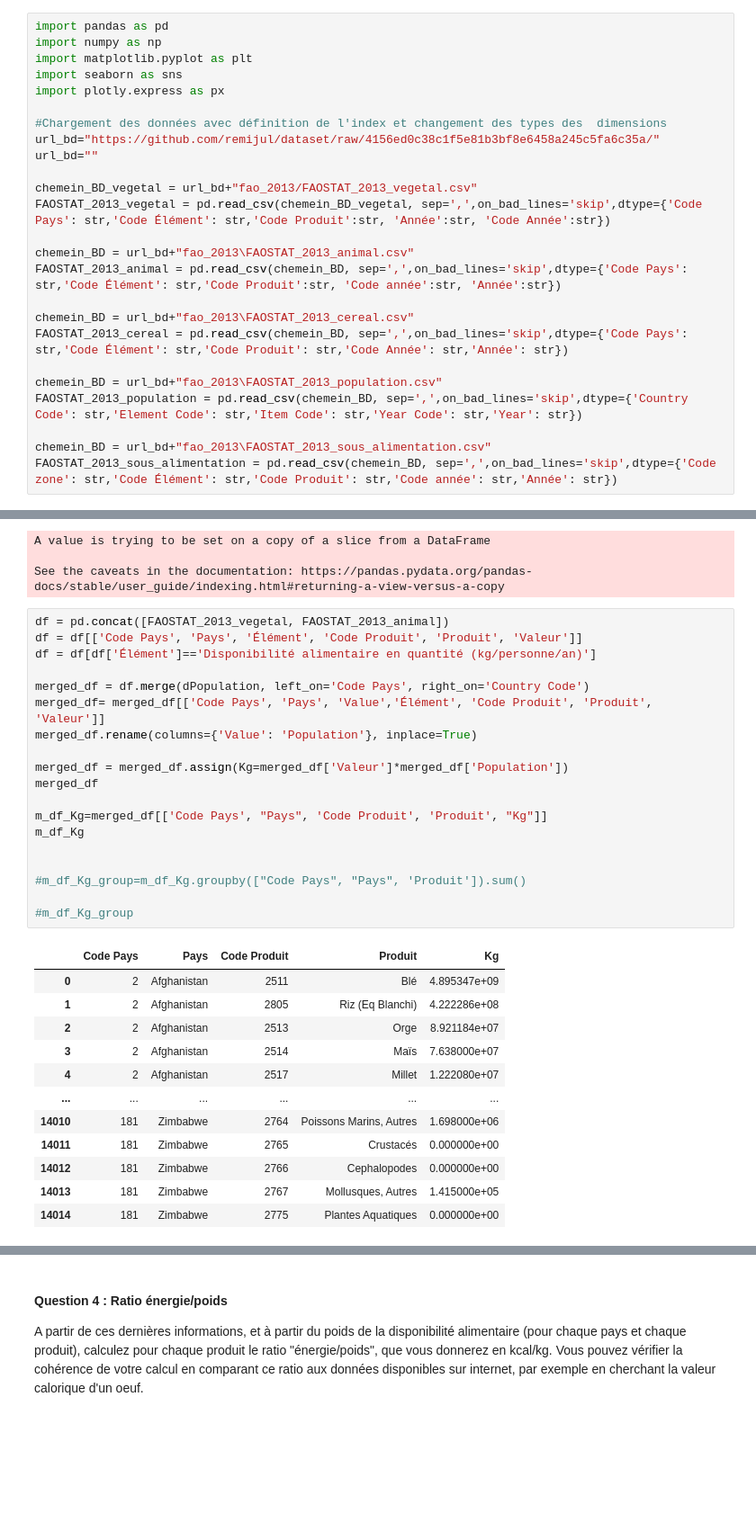
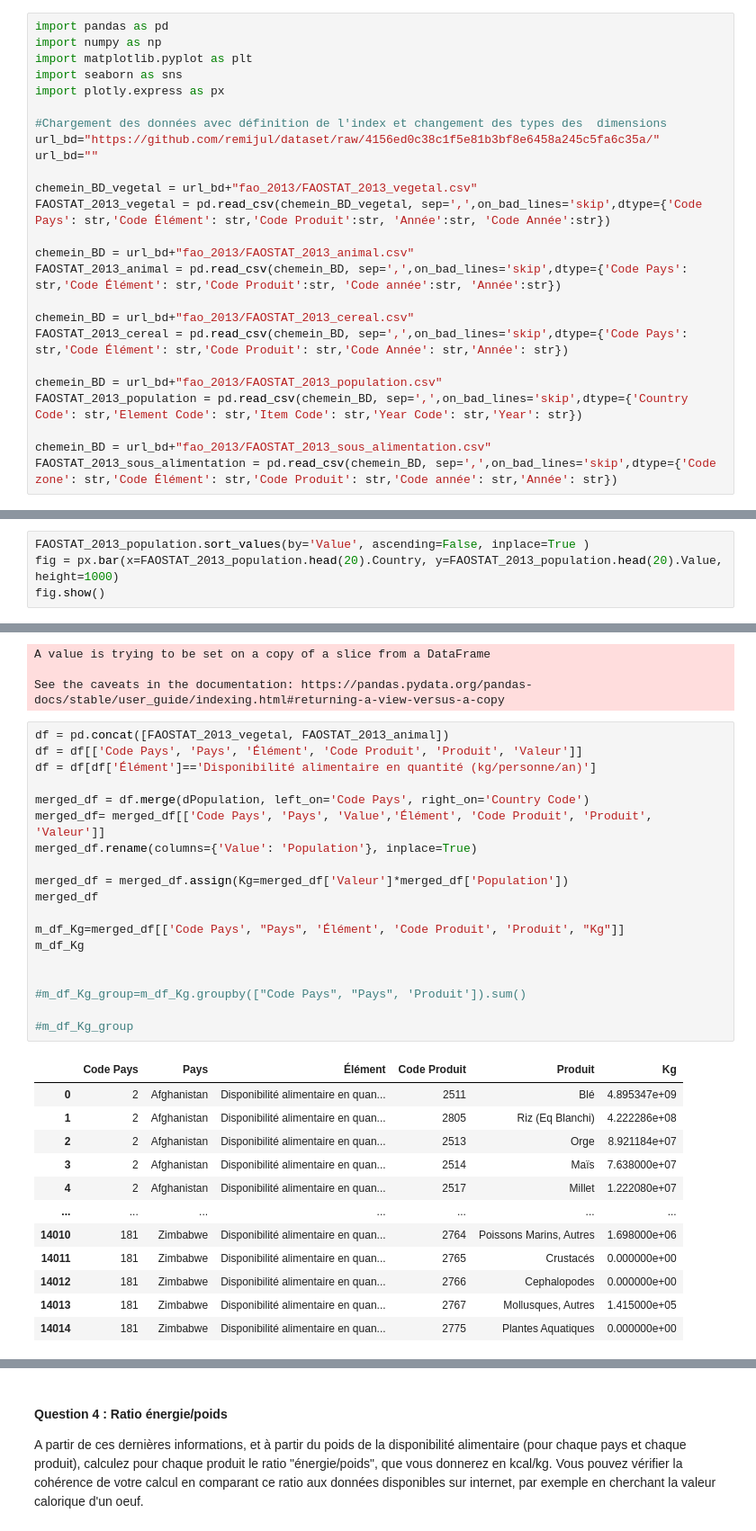
Before and after one commit to data-IA-2023/Groupe-3, a Jupyter notebook: briefs181223.ipynb, the cells around one changed output, grey strips where cells are left out. Shown at 90% size. Drawn from its saved outputs; the diff is of its cells as text; blank space fills up the shorter version.

```diff
--- a/briefs181223.ipynb
+++ b/briefs181223.ipynb
@@ -45,16 +45,16 @@ url_bd=""
 chemein_BD_vegetal = url_bd+"fao_2013/FAOSTAT_2013_vegetal.csv"
 FAOSTAT_2013_vegetal = pd.read_csv(chemein_BD_vegetal, sep=',',on_bad_lines='skip',dtype={'Code Pays': str,'Code Élément': str,'Code Produit':str, 'Année':str, 'Code Année':str})
 
-chemein_BD = url_bd+"fao_2013\FAOSTAT_2013_animal.csv"
+chemein_BD = url_bd+"fao_2013/FAOSTAT_2013_animal.csv"
 FAOSTAT_2013_animal = pd.read_csv(chemein_BD, sep=',',on_bad_lines='skip',dtype={'Code Pays': str,'Code Élément': str,'Code Produit':str, 'Code année':str, 'Année':str})
 
-chemein_BD = url_bd+"fao_2013\FAOSTAT_2013_cereal.csv"
+chemein_BD = url_bd+"fao_2013/FAOSTAT_2013_cereal.csv"
 FAOSTAT_2013_cereal = pd.read_csv(chemein_BD, sep=',',on_bad_lines='skip',dtype={'Code Pays': str,'Code Élément': str,'Code Produit': str,'Code Année': str,'Année': str})
 
-chemein_BD = url_bd+"fao_2013\FAOSTAT_2013_population.csv"
+chemein_BD = url_bd+"fao_2013/FAOSTAT_2013_population.csv"
 FAOSTAT_2013_population = pd.read_csv(chemein_BD, sep=',',on_bad_lines='skip',dtype={'Country Code': str,'Element Code': str,'Item Code': str,'Year Code': str,'Year': str})
 
-chemein_BD = url_bd+"fao_2013\FAOSTAT_2013_sous_alimentation.csv"
+chemein_BD = url_bd+"fao_2013/FAOSTAT_2013_sous_alimentation.csv"
 FAOSTAT_2013_sous_alimentation = pd.read_csv(chemein_BD, sep=',',on_bad_lines='skip',dtype={'Code zone': str,'Code Élément': str,'Code Produit': str,'Code année': str,'Année': str})
 # %%
 color_list_bar = ['#039be5', '#ffeb38', '#8bc34a']
@@ -82,6 +82,10 @@ Totalpopulation=FAOSTAT_2013_population['Value'].sum()*1000
 print(f"Le nombre d'humains sur la planète est: {Totalpopulation}")
 # %% [output]
 Le nombre d'humains sur la planète est: 6997326000
+# %%
+FAOSTAT_2013_population.sort_values(by='Value', ascending=False, inplace=True )
+fig = px.bar(x=FAOSTAT_2013_population.head(20).Country, y=FAOSTAT_2013_population.head(20).Value, height=1000)
+fig.show()
 # %%
 #Supprimer les agrégats
 
@@ -292,32 +296,32 @@ See the caveats in the documentation: https://pandas.pydata.org/pandas-docs/stab
 # %%
 df = pd.concat([FAOSTAT_2013_vegetal, FAOSTAT_2013_animal])
 df = df[['Code Pays', 'Pays', 'Élément', 'Code Produit', 'Produit', 'Valeur']]
 df = df[df['Élément']=='Disponibilité alimentaire en quantité (kg/personne/an)']
 
 merged_df = df.merge(dPopulation, left_on='Code Pays', right_on='Country Code')
 merged_df= merged_df[['Code Pays', 'Pays', 'Value','Élément', 'Code Produit', 'Produit', 'Valeur']]
 merged_df.rename(columns={'Value': 'Population'}, inplace=True)
 
 merged_df = merged_df.assign(Kg=merged_df['Valeur']*merged_df['Population'])
 merged_df
 
-m_df_Kg=merged_df[['Code Pays', "Pays", 'Code Produit', 'Produit', "Kg"]]
+m_df_Kg=merged_df[['Code Pays', "Pays", 'Élément', 'Code Produit', 'Produit', "Kg"]]
 m_df_Kg
 
 
 #m_df_Kg_group=m_df_Kg.groupby(["Code Pays", "Pays", 'Produit']).sum()
 
 #m_df_Kg_group
 # %% [output]
-|  | Code Pays | Pays | Code Produit | Produit | Kg |
-| 0 | 2 | Afghanistan | 2511 | Blé | 4.895347e+09 |
-| 1 | 2 | Afghanistan | 2805 | Riz (Eq Blanchi) | 4.222286e+08 |
-| 2 | 2 | Afghanistan | 2513 | Orge | 8.921184e+07 |
-| 3 | 2 | Afghanistan | 2514 | Maïs | 7.638000e+07 |
-| 4 | 2 | Afghanistan | 2517 | Millet | 1.222080e+07 |
-| ... | ... | ... | ... | ... | ... |
-| 14010 | 181 | Zimbabwe | 2764 | Poissons Marins, Autres | 1.698000e+06 |
-| 14011 | 181 | Zimbabwe | 2765 | Crustacés | 0.000000e+00 |
-| 14012 | 181 | Zimbabwe | 2766 | Cephalopodes | 0.000000e+00 |
-| 14013 | 181 | Zimbabwe | 2767 | Mollusques, Autres | 1.415000e+05 |
-| 14014 | 181 | Zimbabwe | 2775 | Plantes Aquatiques | 0.000000e+00 |
+|  | Code Pays | Pays | Élément | Code Produit | Produit | Kg |
+| 0 | 2 | Afghanistan | Disponibilité alimentaire en quan... | 2511 | Blé | 4.895347e+09 |
+| 1 | 2 | Afghanistan | Disponibilité alimentaire en quan... | 2805 | Riz (Eq Blanchi) | 4.222286e+08 |
+| 2 | 2 | Afghanistan | Disponibilité alimentaire en quan... | 2513 | Orge | 8.921184e+07 |
+| 3 | 2 | Afghanistan | Disponibilité alimentaire en quan... | 2514 | Maïs | 7.638000e+07 |
+| 4 | 2 | Afghanistan | Disponibilité alimentaire en quan... | 2517 | Millet | 1.222080e+07 |
+| ... | ... | ... | ... | ... | ... | ... |
+| 14010 | 181 | Zimbabwe | Disponibilité alimentaire en quan... | 2764 | Poissons Marins, Autres | 1.698000e+06 |
+| 14011 | 181 | Zimbabwe | Disponibilité alimentaire en quan... | 2765 | Crustacés | 0.000000e+00 |
+| 14012 | 181 | Zimbabwe | Disponibilité alimentaire en quan... | 2766 | Cephalopodes | 0.000000e+00 |
+| 14013 | 181 | Zimbabwe | Disponibilité alimentaire en quan... | 2767 | Mollusques, Autres | 1.415000e+05 |
+| 14014 | 181 | Zimbabwe | Disponibilité alimentaire en quan... | 2775 | Plantes Aquatiques | 0.000000e+00 |
```
Also changed, not shown: parts of 8 cells of this notebook, 2 other files.
